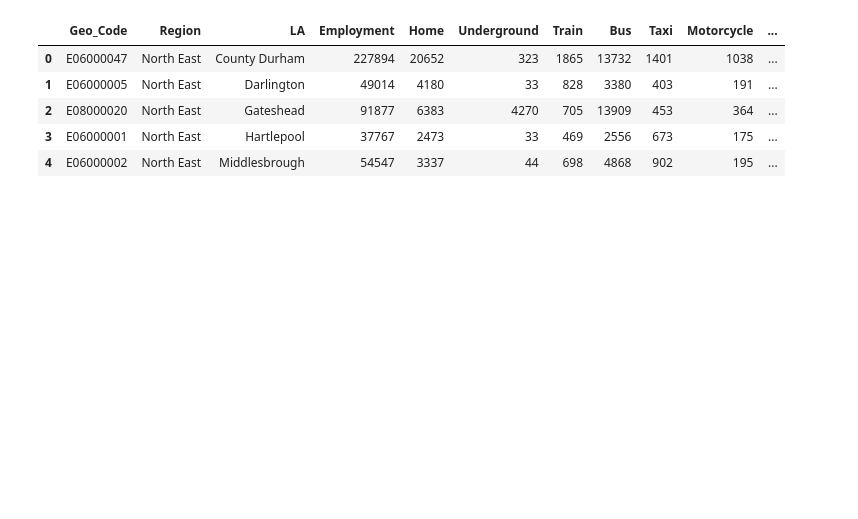
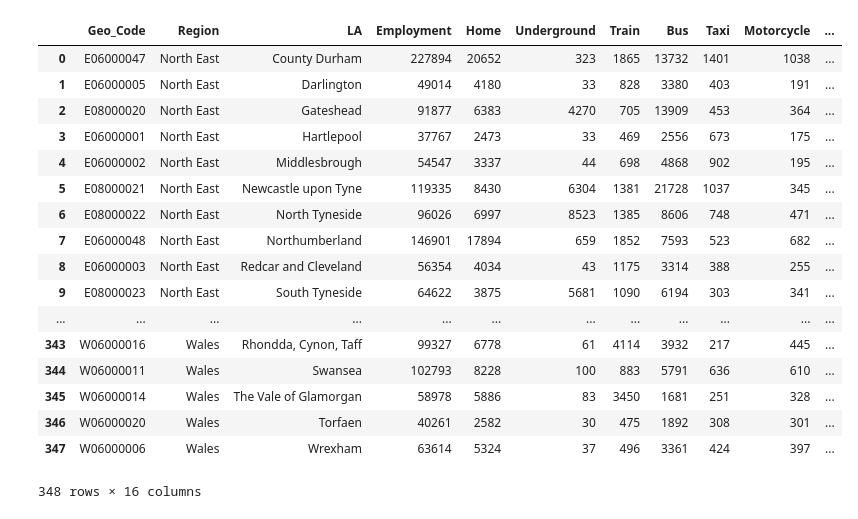
Before and after one commit to mrcork/OCR_LDS, a Jupyter notebook: First_Look_At_Data.ipynb, the cells around one changed output. Cells and saved outputs as stored; diff of their text form; code cells hidden in the pictures; blank space fills up the shorter version.

```diff
--- a/First_Look_At_Data.ipynb
+++ b/First_Look_At_Data.ipynb
@@ -1,13 +1,25 @@
 # %%
 import pandas as pd
-from getlds.data import Data
+from lds.data import Data
 
-Data["Travel_2011"].head()
+Data["Travel_2011"]
 # %% [output]
 |  | Geo_Code | Region | LA | Employment | Home | Underground | Train | Bus | Taxi | Motorcycle | ... |
 | 0 | E06000047 | North East | County Durham | 227894 | 20652 | 323 | 1865 | 13732 | 1401 | 1038 | ... |
 | 1 | E06000005 | North East | Darlington | 49014 | 4180 | 33 | 828 | 3380 | 403 | 191 | ... |
 | 2 | E08000020 | North East | Gateshead | 91877 | 6383 | 4270 | 705 | 13909 | 453 | 364 | ... |
 | 3 | E06000001 | North East | Hartlepool | 37767 | 2473 | 33 | 469 | 2556 | 673 | 175 | ... |
 | 4 | E06000002 | North East | Middlesbrough | 54547 | 3337 | 44 | 698 | 4868 | 902 | 195 | ... |
+| 5 | E08000021 | North East | Newcastle upon Tyne | 119335 | 8430 | 6304 | 1381 | 21728 | 1037 | 345 | ... |
+| 6 | E08000022 | North East | North Tyneside | 96026 | 6997 | 8523 | 1385 | 8606 | 748 | 471 | ... |
+| 7 | E06000048 | North East | Northumberland | 146901 | 17894 | 659 | 1852 | 7593 | 523 | 682 | ... |
+| 8 | E06000003 | North East | Redcar and Cleveland | 56354 | 4034 | 43 | 1175 | 3314 | 388 | 255 | ... |
+| 9 | E08000023 | North East | South Tyneside | 64622 | 3875 | 5681 | 1090 | 6194 | 303 | 341 | ... |
+| ... | ... | ... | ... | ... | ... | ... | ... | ... | ... | ... | ... |
+| 343 | W06000016 | Wales | Rhondda, Cynon, Taff | 99327 | 6778 | 61 | 4114 | 3932 | 217 | 445 | ... |
+| 344 | W06000011 | Wales | Swansea | 102793 | 8228 | 100 | 883 | 5791 | 636 | 610 | ... |
+| 345 | W06000014 | Wales | The Vale of Glamorgan | 58978 | 5886 | 83 | 3450 | 1681 | 251 | 328 | ... |
+| 346 | W06000020 | Wales | Torfaen | 40261 | 2582 | 30 | 475 | 1892 | 308 | 301 | ... |
+| 347 | W06000006 | Wales | Wrexham | 63614 | 5324 | 37 | 496 | 3361 | 424 | 397 | ... |
+348 rows × 16 columns
 # %%
```
Also changed, not shown: parts of 3 cells of this notebook, 5 other files.
